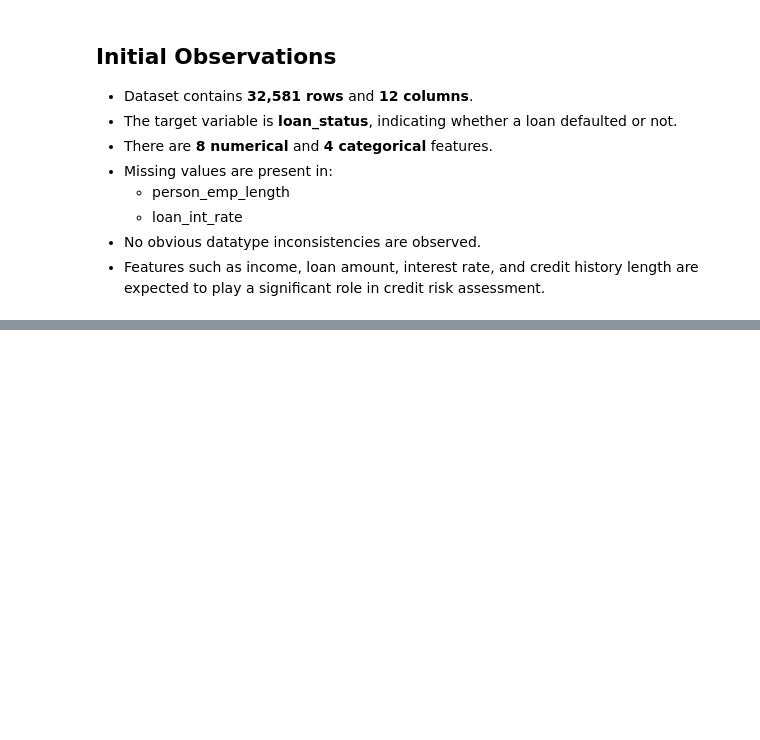
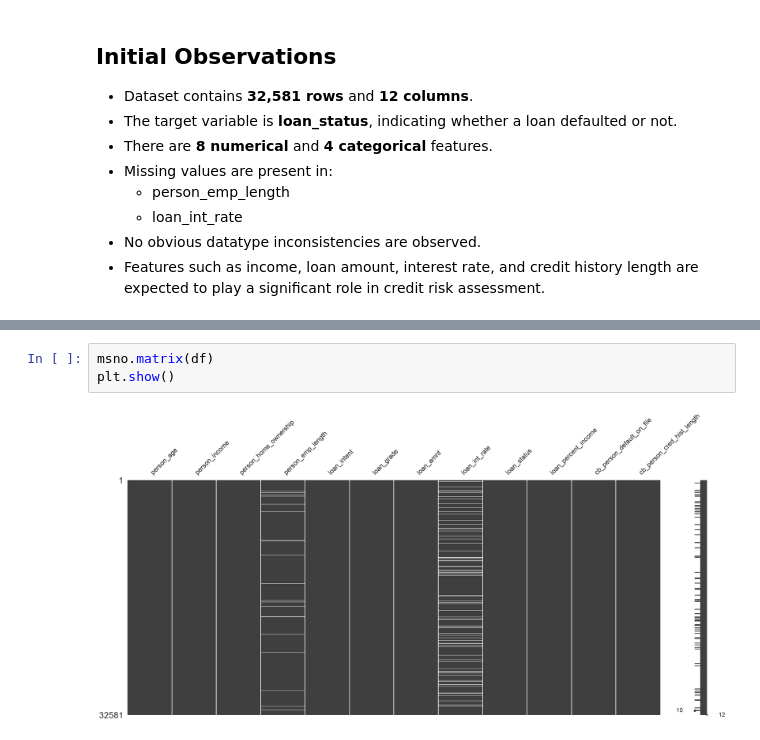
Before and after one commit to charank006/credit-risk-eda, a Jupyter notebook: notebooks/credit_eda.ipynb, the cells around one changed output, grey strips where cells are left out. Drawn from its saved outputs; the diff is of its cells as text; blank space fills up the shorter version.

```diff
--- a/notebooks/credit_eda.ipynb
+++ b/notebooks/credit_eda.ipynb
@@ -175,0 +217,5 @@ See https://pandas.pydata.org/docs/user_guide/migration-3-strings.html#string-mi
+# %%
+msno.matrix(df)
+plt.show()
+# %% [output]
+[figure, added]
```
Also changed, not shown: parts of 8 cells of this notebook.
